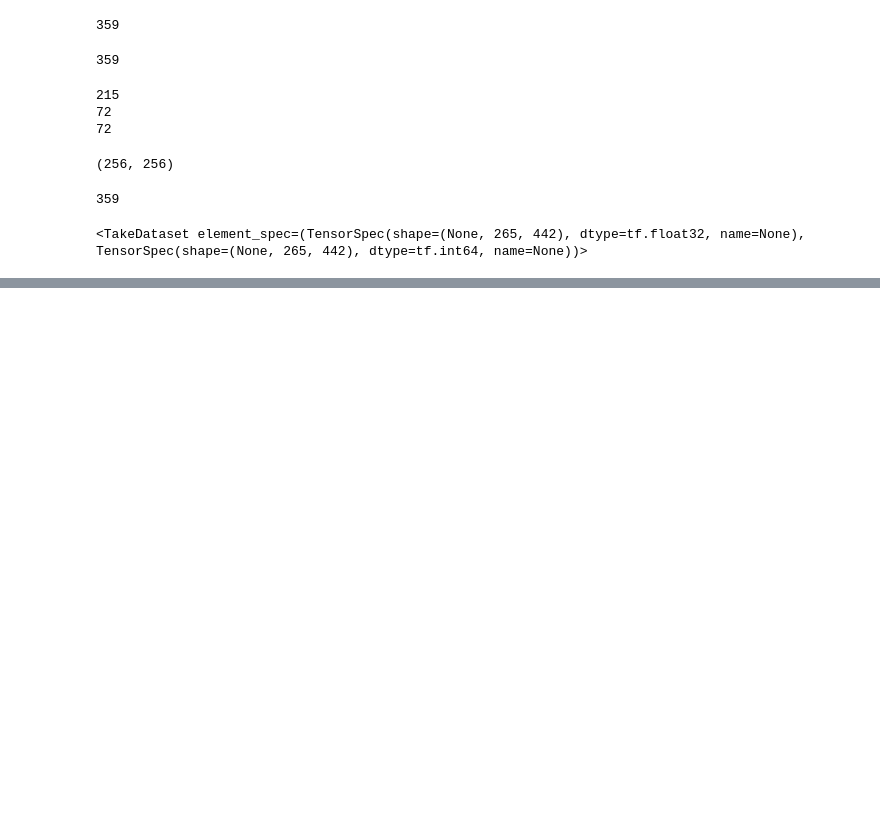
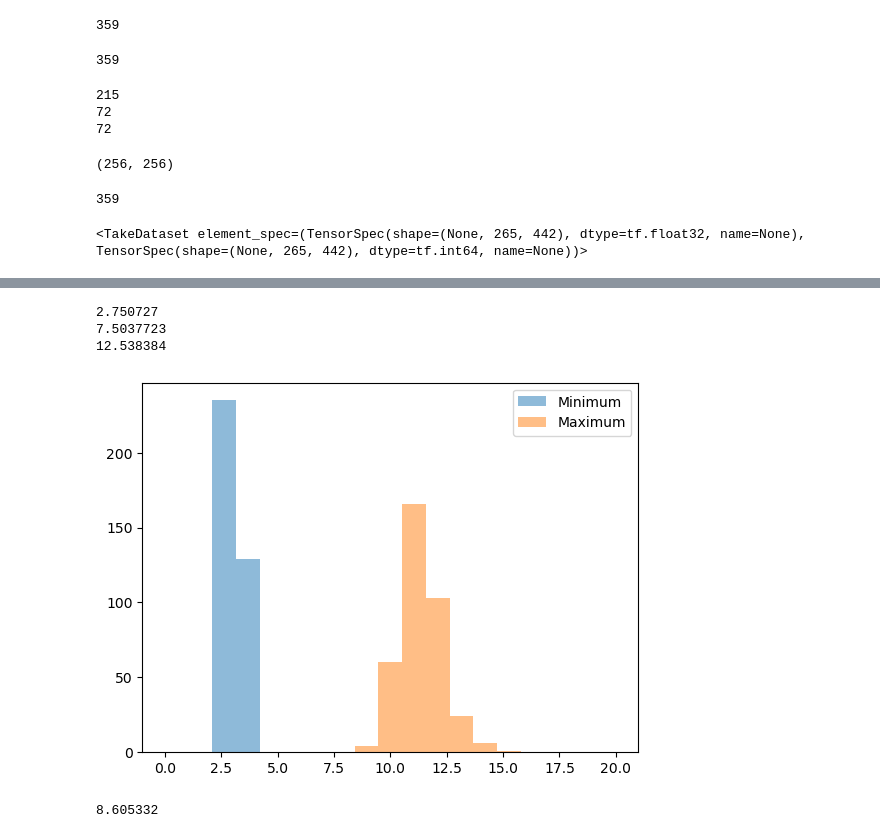
Before and after one commit to GeoCarb-OU/methane_hotspot_detection, a Jupyter notebook: datahandle/notebooks/test.ipynb, the cells around one changed output, grey strips where cells are left out. Saved outputs shown, nothing was run; the diff lists cells and outputs as text; code cells hidden in the pictures; blank space fills up the shorter version.

```diff
--- a/datahandle/notebooks/test.ipynb
+++ b/datahandle/notebooks/test.ipynb
@@ -133,0 +175,10 @@ train_dataset.take(1)
+# %%
+import pickle
+data_path = '/home/vishnu/Documents/geocarb/methane/pkl/xiao_data_12.pkl'
+with open(data_path, 'rb') as f:
+    df = pickle.load(f)
+
+# df = read_pickle(data_path)
+# %%
+XC = df['XC']
+EM = df['EM']
@@ -133,0 +189,30 @@ train_dataset.take(1)
+# %%
+print(np.min(values))
+print(np.mean(values))
+print(np.max(values))
+# %% [output]
+2.750727
+7.5037723
+12.538384
+# %%
+mini = []
+maxi = []
+meanie = []
+
+for ex in XC:
+    mini.append(np.min(ex.data))
+    maxi.append(np.max(ex.data))
+    meanie.append(np.mean(ex.data))
+# %%
+bins = np.linspace(0, 20, 20)
+plt.hist(mini, bins, alpha=0.5, label='Minimum')
+# plt.hist(meanie, bins, alpha=0.5, label='Means')
+plt.hist(maxi, bins, alpha=0.5, label='Maximum')
+plt.legend(loc='upper right')
+plt.show()
+# %% [output]
+[figure, added]
+# %%
+np.mean(EM[1].data)
+# %% [output]
+8.605332
```
Also changed, not shown: parts of 23 cells of this notebook, 1 other file.
